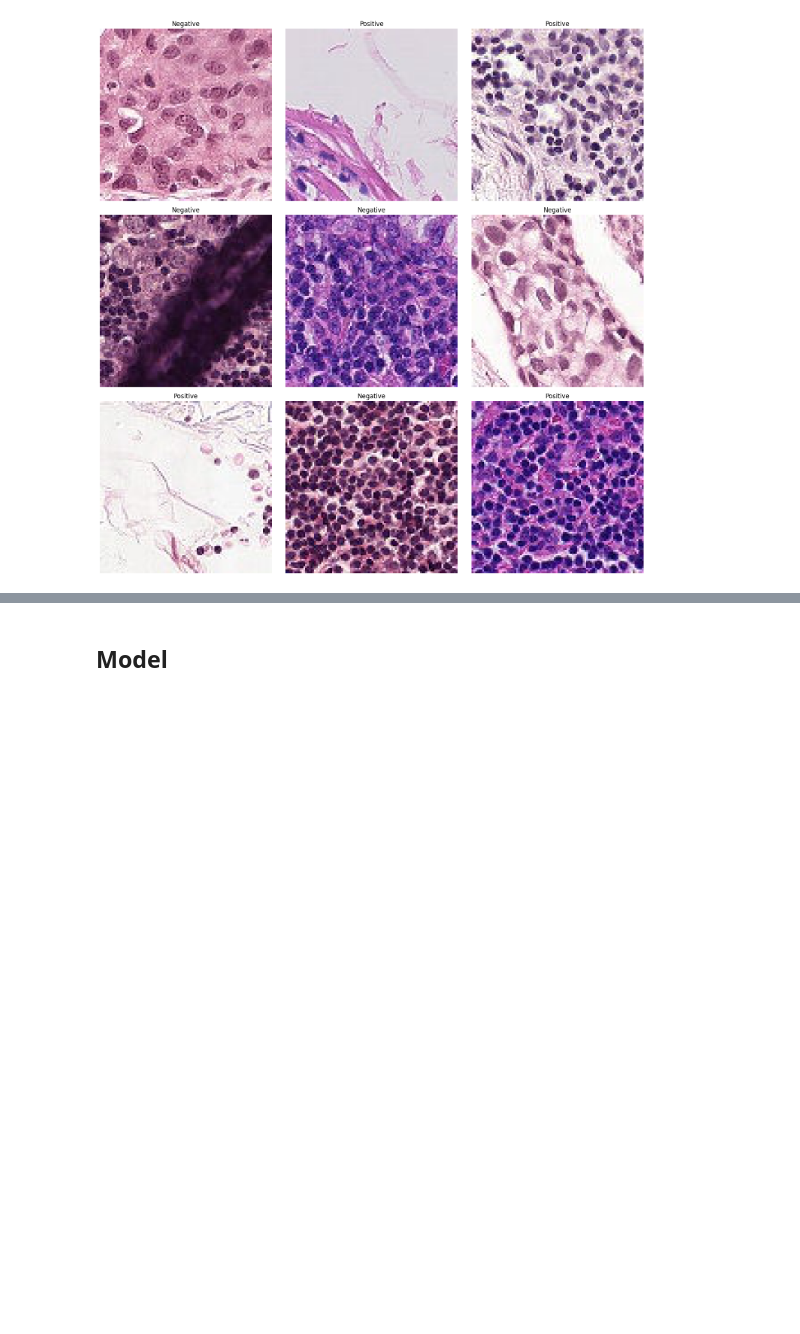
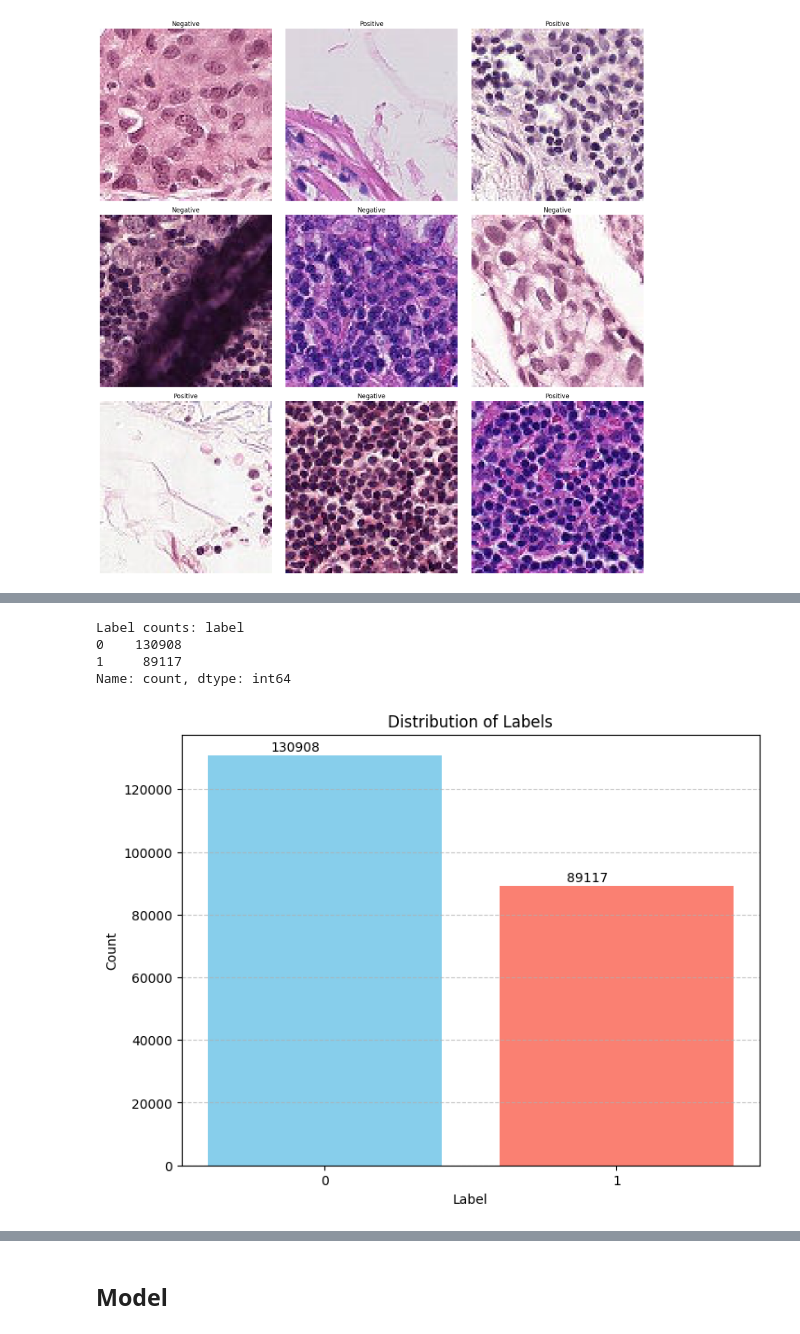
Before and after one commit to HuanLi1008/kaggle_competition_cancer_detection_CNN, a Jupyter notebook: cancer_detection_CNN.ipynb, the cells around one changed output, grey strips where cells are left out. Saved outputs shown, nothing was run; the diff lists cells and outputs as text; code cells hidden in the pictures; blank space fills up the shorter version.

```diff
--- a/cancer_detection_CNN.ipynb
+++ b/cancer_detection_CNN.ipynb
@@ -75,0 +100,22 @@ plot_imgs(display_imgs, titles=titles)
+# %%
+
+label_counts = train_labels['label'].value_counts()
+print(f"Label counts: {label_counts}")
+plt.figure(figsize=(8, 6))
+# label_counts.plot(kind='bar', color=['skyblue', 'salmon'])
+bars = plt.bar(label_counts.index, label_counts.values, color=['skyblue', 'salmon'])
+for bar in bars:
+    yval = bar.get_height()
+    plt.text(bar.get_x() + bar.get_width()/2 - 0.1, yval + 500, int(yval), ha='center', va='bottom')
+plt.title('Distribution of Labels')
+plt.xlabel('Label')
+plt.ylabel('Count')
+plt.xticks(ticks=label_counts.index, labels=label_counts.index, rotation=0)
+plt.grid(axis='y', linestyle='--', alpha=0.7)
+plt.show()
+# %% [output]
+Label counts: label
+0    130908
+1     89117
+Name: count, dtype: int64
+[figure, added]
```
Also changed, not shown: parts of 12 cells of this notebook.
